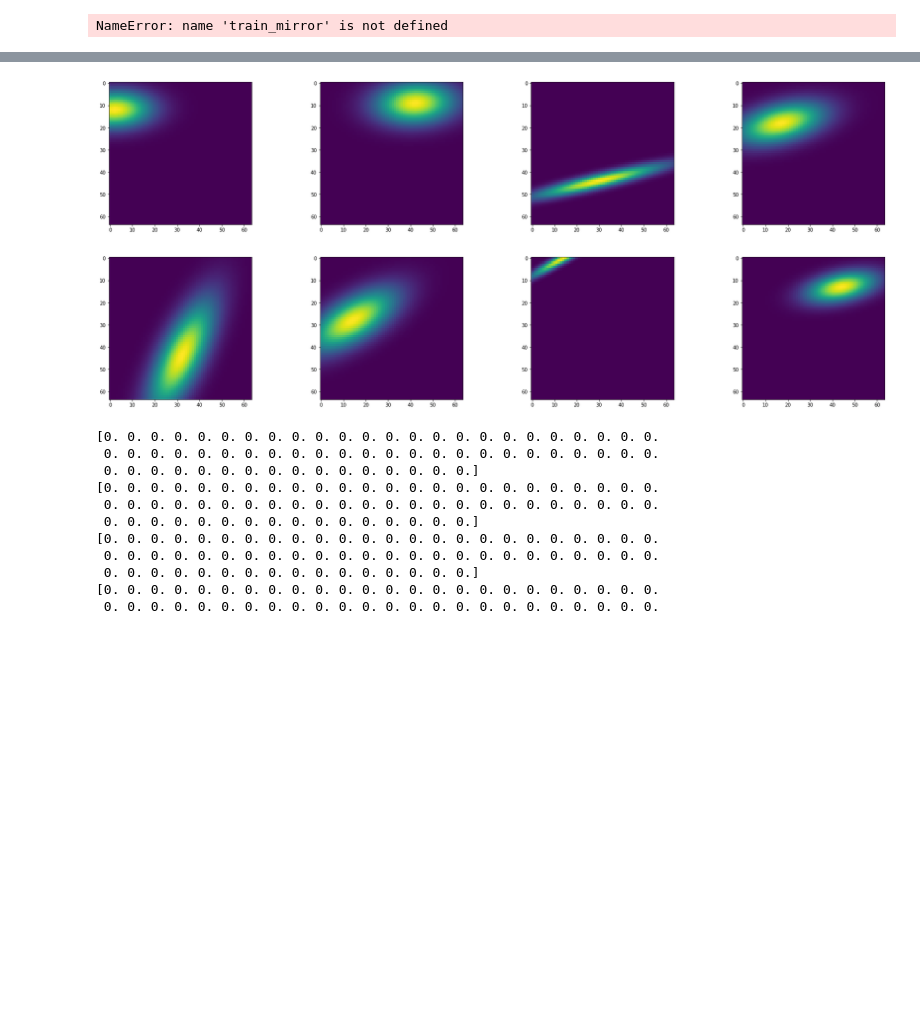
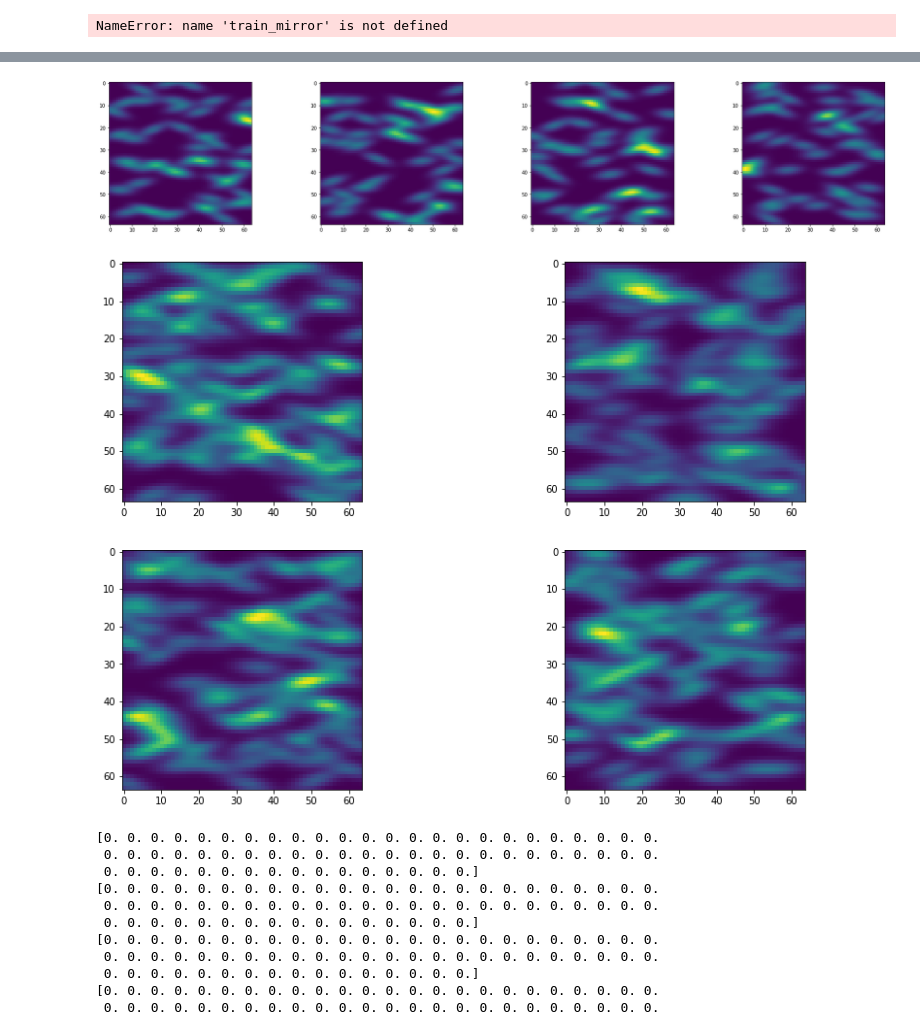
Before and after one commit to Hirochon/laboratory, a Jupyter notebook: experiment/visualize_surface.ipynb, the cells around one changed output, grey strips where cells are left out. Drawn from its saved outputs; the diff is of its cells as text; code cells hidden in the pictures; blank space fills up the shorter version.

```diff
--- a/experiment/visualize_surface.ipynb
+++ b/experiment/visualize_surface.ipynb
@@ -186,7 +186,14 @@ with open('pkl_mirror_test.pkl', 'wb') as f:
 # %% [output]
 NameError: name 'train_mirror' is not defined
 # %%
-folder = "2020_1123_211227_for_prasma"
+folder = "2020_1123_232825_for_prasma"
 
 with open('../research/result/' + folder + '/mirror_train_data.pkl', 'rb') as f:
     train_mirror = pickle.load(f)
+# %%
+num = len(train_mirror['elip'])
+fig = plt.figure(figsize=(15,10))
+for i in range(len(train_mirror['elip'])):
+    fig.add_subplot(2, 3, i+1)
+    plt.imshow(train_mirror['elip'][i]["z"])
+plt.show()
@@ -198,16 +207,16 @@ for i in range(len(train_mirror['elip'])):
     plt.imshow(train_mirror['elip'][i]["z"])
 plt.show()
 # %% [output]
-[figure, old version]
+[figure, new version]
 # %%
 num = len(train_mirror['elip'])
-fig = plt.figure(figsize=(30,25))
+fig = plt.figure(figsize=(15,10))
 for i in range(len(train_mirror['elip'])):
-    fig.add_subplot(4, 4, i+1)
+    fig.add_subplot(2, 2, i+1)
     plt.imshow(train_mirror['elip'][i]["z"])
 plt.show()
 # %% [output]
-[figure, old version]
+[figure, new version]
 # %%
 for i in train_mirror["elip"][1]["z"]:
     print(i)
```
Also changed, not shown: parts of 1 cell of this notebook, 2 other files.
